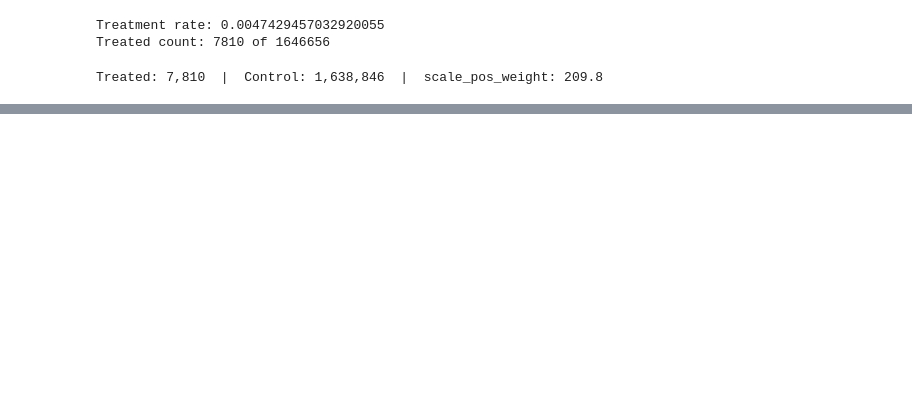
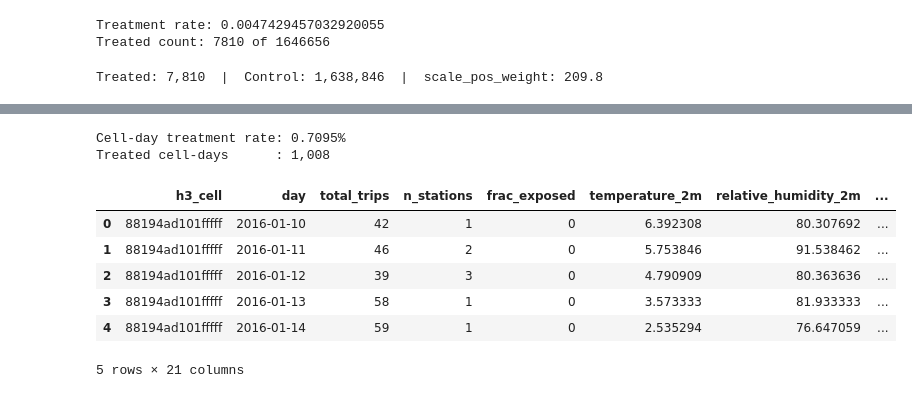
Before and after one commit to stucsk99/tfl_bike_casual, a Jupyter notebook: meta_learners_adj.ipynb, the cells around one changed output, grey strips where cells are left out. Drawn from its saved outputs; the diff is of its cells as text; code cells hidden in the pictures; blank space fills up the shorter version.

Commit message:
aggregating to cell hour and adding in DiD

```diff
--- a/meta_learners_adj.ipynb
+++ b/meta_learners_adj.ipynb
@@ -568,0 +720,49 @@ Treated: 7,810  |  Control: 1,638,846  |  scale_pos_weight: 209.8
+# %%
+df['day'] = pd.to_datetime(df["trips_start"]).dt.date
+
+# Aggregate cell-hour to cell-day
+cell_day = (
+    df.groupby(["h3_cell", "day"])
+    .agg(
+        total_trips          = ("total_trips", "sum"),
+        n_stations           = ("n_stations", "first"),
+        frac_exposed         = ("frac_exposed", "max"),  # any exposure = treated
+        temperature_2m       = ("temperature_2m", "mean"),
+        relative_humidity_2m = ("relative_humidity_2m", "mean"),
+        precipitation        = ("precipitation", "mean"),
+        rain                 = ("rain", "mean"),
+        doy                  = ("doy", "first"),
+     #   dow                 = ("dow", "first"),
+        cloud_cover          = ("cloud_cover", "mean"),
+        wind_speed_10m      = ("wind_speed_10m", "mean"),
+        strike_severity_daily_frac = ("strike_severity_daily_frac", "mean"),
+        is_weekend           = ("is_weekend", "first"),
+        is_bank_holiday      = ("is_bank_holiday", "first"),
+        is_school_holiday    = ("is_school_holiday", "first"),
+        dist_nearest_tube_km = ("dist_nearest_tube_km", "first"),
+        days_to_next_strike  = ("days_to_next_strike", "first"),
+        days_since_last_strike = ("days_since_last_strike", "first"),
+        cycle_infra_score    = ("cycle_infra_score", "first")
+    )
+    .reset_index()
+)
+
+cell_day["y_per_station_log1p"] = np.log1p(
+    cell_day["total_trips"] / cell_day["n_stations"]
+)
+
+print(f"Cell-day treatment rate: {(cell_day['frac_exposed'] > 0).mean():.4%}")
+print(f"Treated cell-days      : {(cell_day['frac_exposed'] > 0).sum():,}")
+# %% [output]
+Cell-day treatment rate: 0.7095%
+Treated cell-days      : 1,008
+# %%
+cell_day.head()
+# %% [output]
+|  | h3_cell | day | total_trips | n_stations | frac_exposed | temperature_2m | relative_humidity_2m | ... |
+| 0 | 88194ad101fffff | 2016-01-10 | 42 | 1 | 0 | 6.392308 | 80.307692 | ... |
+| 1 | 88194ad101fffff | 2016-01-11 | 46 | 2 | 0 | 5.753846 | 91.538462 | ... |
+| 2 | 88194ad101fffff | 2016-01-12 | 39 | 3 | 0 | 4.790909 | 80.363636 | ... |
+| 3 | 88194ad101fffff | 2016-01-13 | 58 | 1 | 0 | 3.573333 | 81.933333 | ... |
+| 4 | 88194ad101fffff | 2016-01-14 | 59 | 1 | 0 | 2.535294 | 76.647059 | ... |
+5 rows × 21 columns
```
Also changed, not shown: parts of 30 cells of this notebook.
